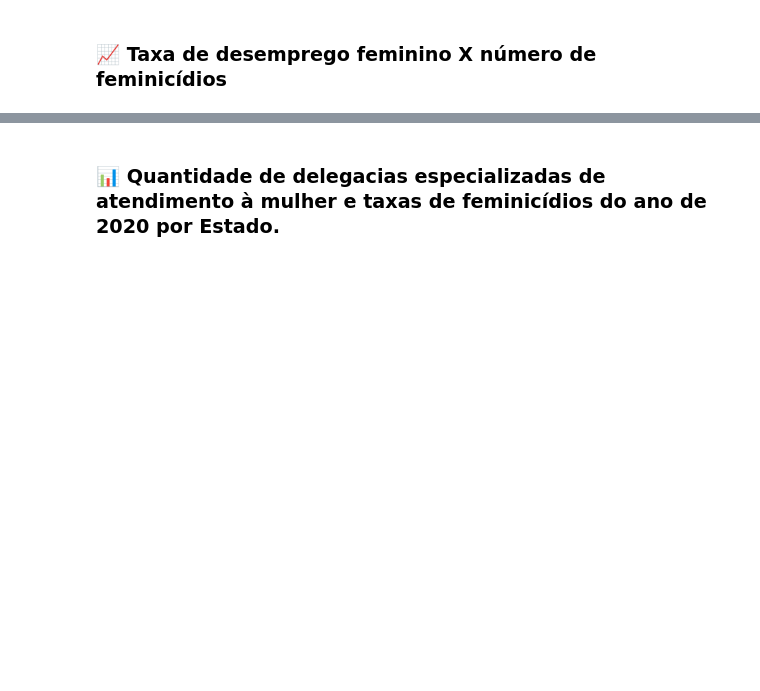
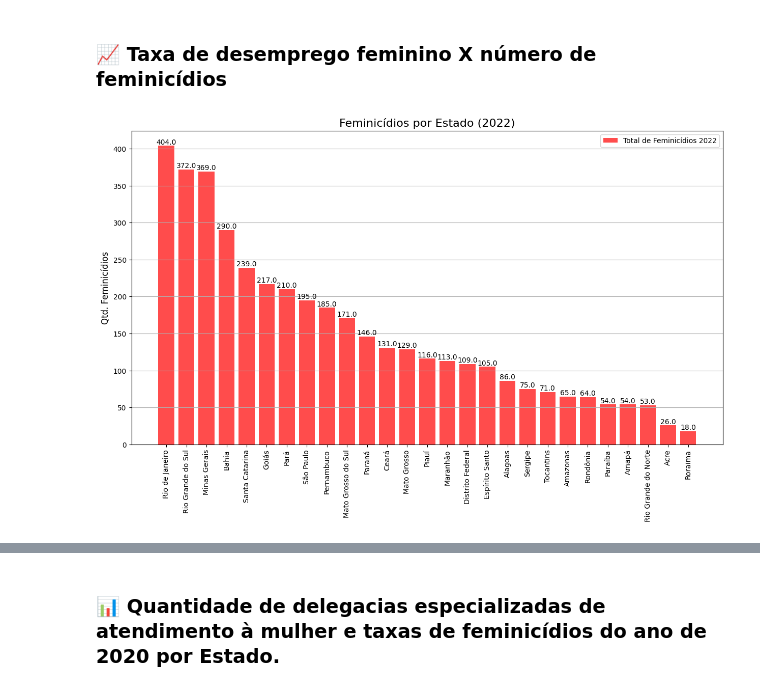
Before and after one commit to CarolyneS14/on33-python-s17-s18-projeto-final, a Jupyter notebook: on33_python_s18_Projeto_Final.ipynb, the cells around one changed output, grey strips where cells are left out. Cells and saved outputs as stored; diff of their text form; code cells hidden in the pictures; blank space fills up the shorter version.

```diff
--- a/on33_python_s18_Projeto_Final.ipynb
+++ b/on33_python_s18_Projeto_Final.ipynb
@@ -674,4 +674,35 @@ plt.show()
 [figure]
 # %% [markdown]
 ### 📈 Taxa de desemprego feminino X número de feminicídios
+# %%
+# Classificar o DataFrame por total de feminicídios em ordem decrescente
+df_feminicidio = df_feminicidio.sort_values(by='total_feminicidios_2022', ascending=False)
+
+# Definir o tamanho da figura
+plt.figure(figsize=(15, 8))
+
+# Criar barras para o total de feminicídios
+barras = plt.bar(df_feminicidio['estado'], df_feminicidio['total_feminicidios_2022'], color='red', alpha=0.7, label='Total de Feminicídios 2022')
+
+# Títulos e rótulos
+plt.title('Feminicídios por Estado (2022)', fontsize=16)
+plt.xlabel('')
+plt.ylabel('Qtd. Feminicídios', fontsize=12)
+
+# Rotação do eixo X para melhor visualização
+plt.xticks(rotation=90)
+
+# Adicionar a legenda
+plt.legend()
+
+# Adicionar rótulos nas barras
+for barra in barras:
+    largura = barra.get_height()  # Pegar a altura da barra
+    plt.text(barra.get_x() + barra.get_width() / 2, largura, str(largura), ha='center', va='bottom')
+
+# Exibir o gráfico
+plt.grid(axis='y')  # Adiciona linhas de grade apenas no eixo y
+plt.show()
+# %% [output]
+[figure, added]
 # %%
```
Also changed, not shown: parts of 3 cells of this notebook.
